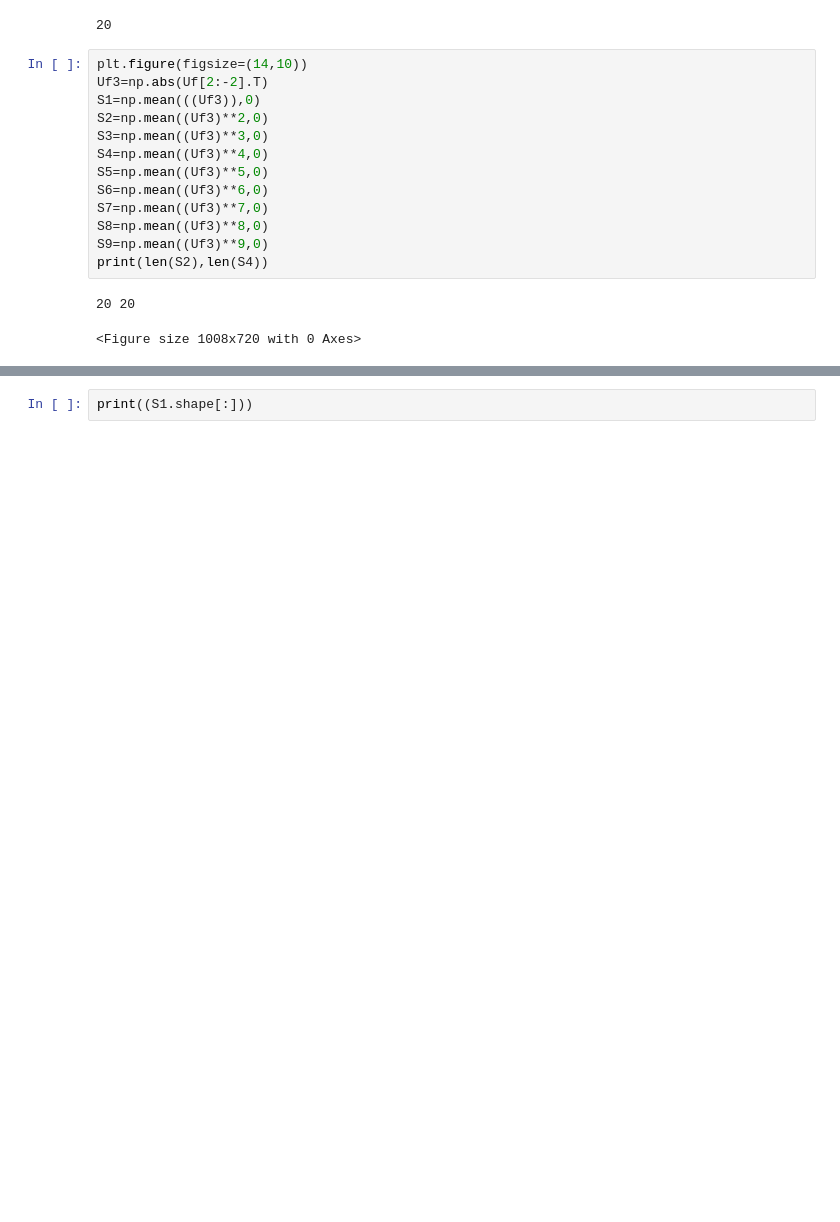
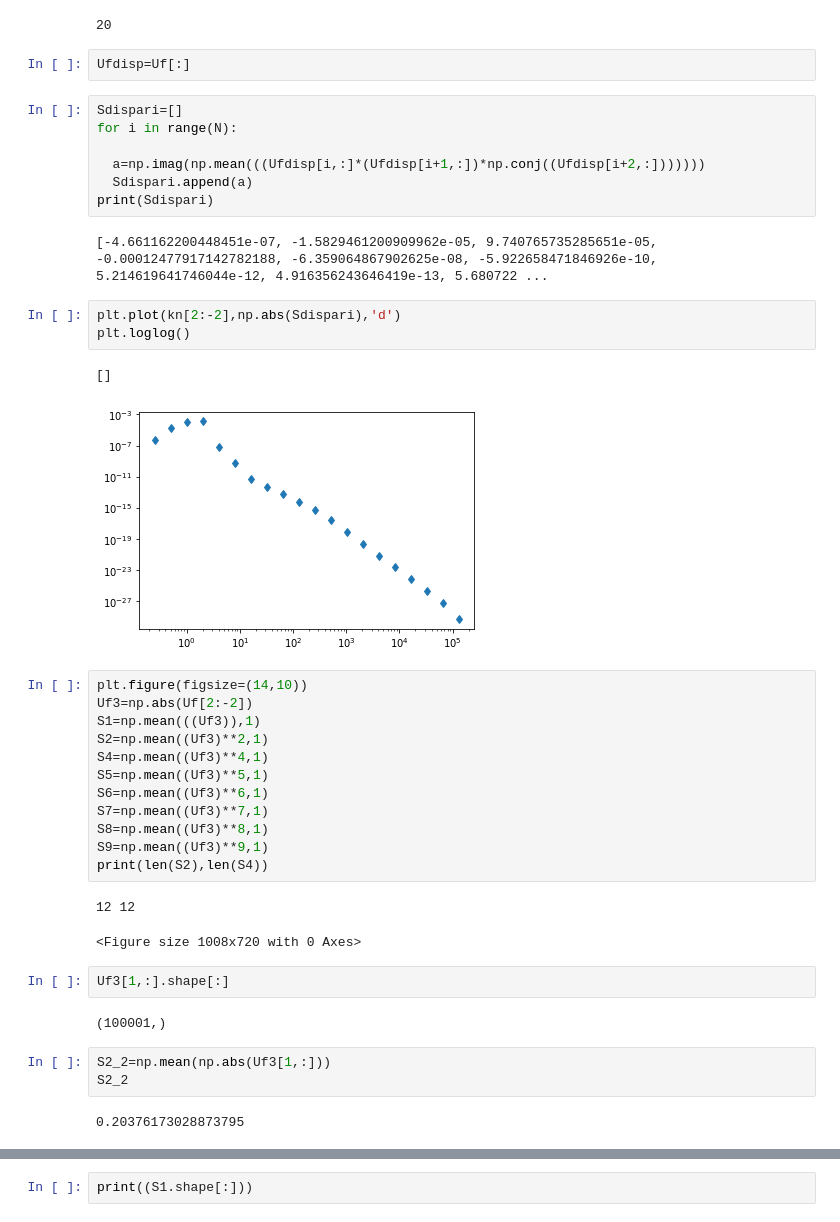
Before and after one commit to raudh1/ShellModels_old, a Jupyter notebook: shell_model_prove.ipynb, the cells around one changed output, grey strips where cells are left out. Saved outputs shown, nothing was run; the diff lists cells and outputs as text; blank space fills up the shorter version.

```diff
--- a/shell_model_prove.ipynb
+++ b/shell_model_prove.ipynb
@@ -170,19 +201,44 @@ array([[ 0.004     +0.004j     ,  0.004     +0.004j     ,
 print(len(np.mean(np.abs(Uf[2:-2].T),axis=0)))
 # %% [output]
 20
+# %%
+Ufdisp=Uf[:]
+# %%
+Sdispari=[]
+for i in range(N):
+
+  a=np.imag(np.mean(((Ufdisp[i,:]*(Ufdisp[i+1,:])*np.conj((Ufdisp[i+2,:]))))))
+  Sdispari.append(a)
+print(Sdispari)
+# %% [output]
+[-4.661162200448451e-07, -1.5829461200909962e-05, 9.740765735285651e-05, -0.00012477917142782188, -6.359064867902625e-08, -5.922658471846926e-10, 5.214619641746044e-12, 4.916356243646419e-13, 5.680722 ...
+# %%
+plt.plot(kn[2:-2],np.abs(Sdispari),'d')
+plt.loglog()
+# %% [output]
+[]
+[figure, added]
 # %%
 plt.figure(figsize=(14,10))
-Uf3=np.abs(Uf[2:-2].T)
-S1=np.mean(((Uf3)),0)
-S2=np.mean((Uf3)**2,0)
-S3=np.mean((Uf3)**3,0)
-S4=np.mean((Uf3)**4,0)
-S5=np.mean((Uf3)**5,0)
-S6=np.mean((Uf3)**6,0)
-S7=np.mean((Uf3)**7,0)
-S8=np.mean((Uf3)**8,0)
-S9=np.mean((Uf3)**9,0)
+Uf3=np.abs(Uf[2:-2])
+S1=np.mean(((Uf3)),1)
+S2=np.mean((Uf3)**2,1)
+S4=np.mean((Uf3)**4,1)
+S5=np.mean((Uf3)**5,1)
+S6=np.mean((Uf3)**6,1)
+S7=np.mean((Uf3)**7,1)
+S8=np.mean((Uf3)**8,1)
+S9=np.mean((Uf3)**9,1)
 print(len(S2),len(S4))
 # %% [output]
-20 20
+12 12
 <Figure size 1008x720 with 0 Axes>
+# %%
+Uf3[1,:].shape[:]
+# %% [output]
+(100001,)
+# %%
+S2_2=np.mean(np.abs(Uf3[1,:]))
+S2_2
+# %% [output]
+0.20376173028873795
```
Also changed, not shown: parts of 21 cells of this notebook.
